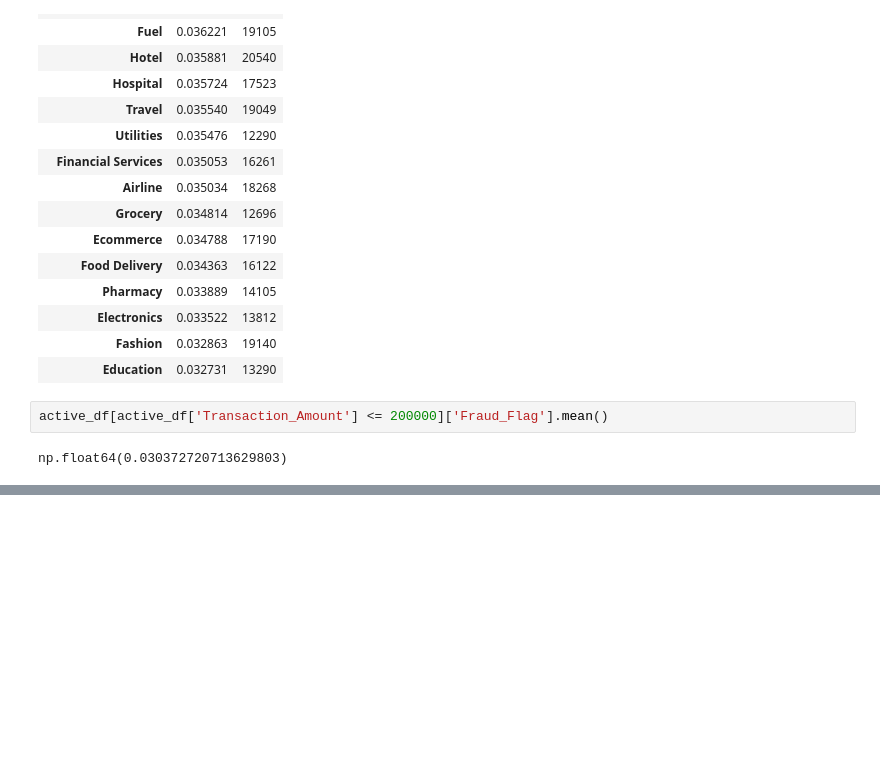
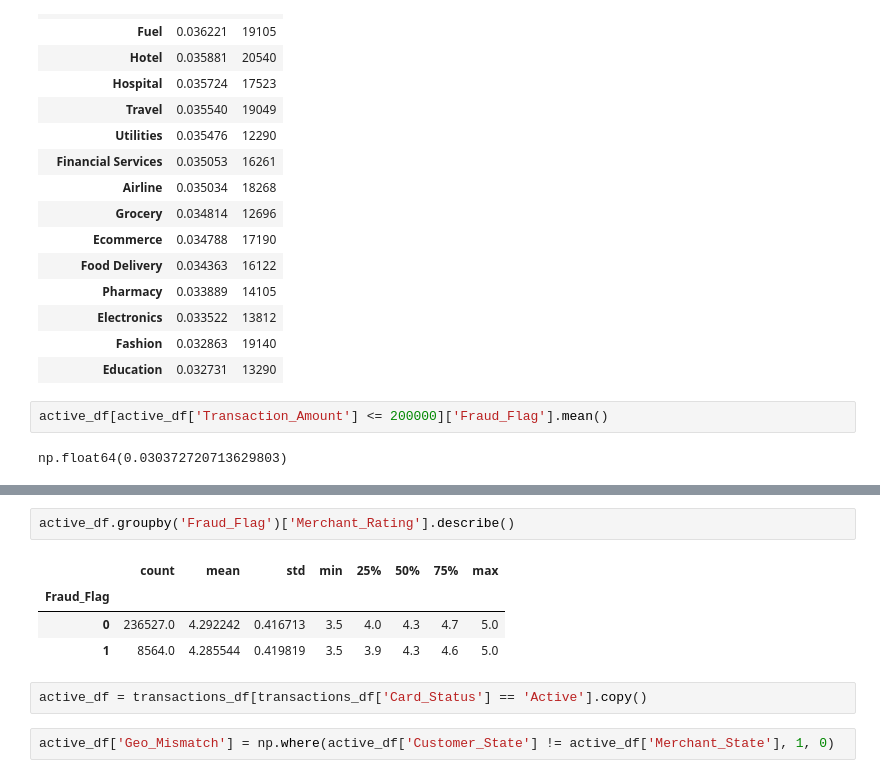
Before and after one commit to Kanjerih/Indian-Financial-Fraud, a Jupyter notebook: Indian-Financial-Fraud.ipynb, the cells around one changed output, grey strips where cells are left out. Saved outputs shown, nothing was run; the diff lists cells and outputs as text; blank space fills up the shorter version.

```diff
--- a/Indian-Financial-Fraud.ipynb
+++ b/Indian-Financial-Fraud.ipynb
@@ -433,0 +441,11 @@ np.float64(0.030372720713629803)
+# %%
+active_df.groupby('Fraud_Flag')['Merchant_Rating'].describe()
+# %% [output]
+|  | count | mean | std | min | 25% | 50% | 75% | max |
+| Fraud_Flag |  |  |  |  |  |  |  |  |
+| 0 | 236527.0 | 4.292242 | 0.416713 | 3.5 | 4.0 | 4.3 | 4.7 | 5.0 |
+| 1 | 8564.0 | 4.285544 | 0.419819 | 3.5 | 3.9 | 4.3 | 4.6 | 5.0 |
+# %%
+active_df = transactions_df[transactions_df['Card_Status'] == 'Active'].copy()
+# %%
+active_df['Geo_Mismatch'] = np.where(active_df['Customer_State'] != active_df['Merchant_State'], 1, 0)
```
Also changed, not shown: parts of 5 cells of this notebook.
